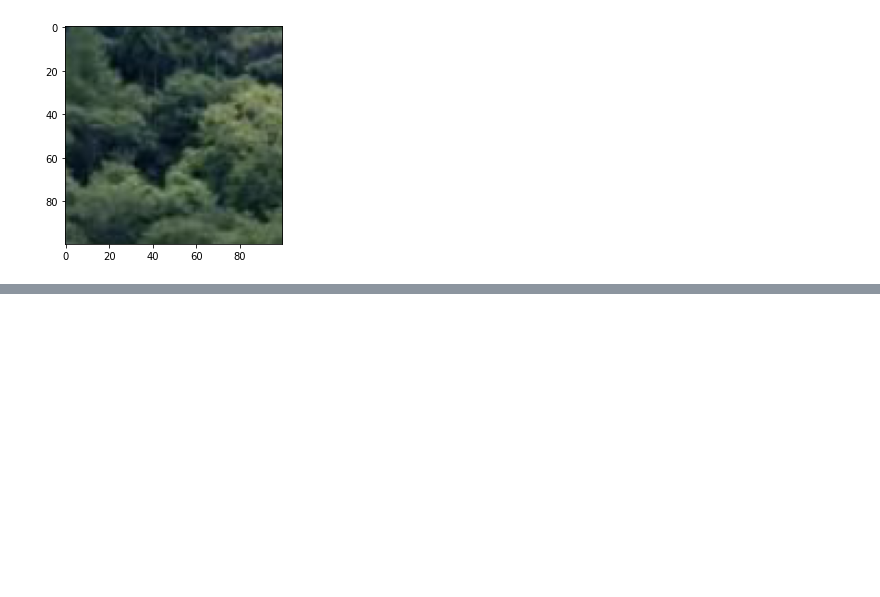
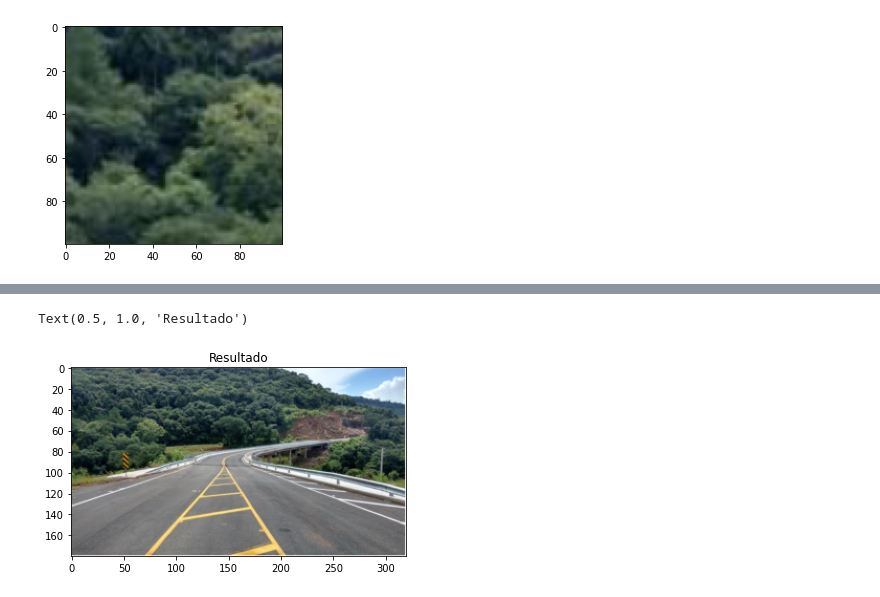
Before and after one commit to felypemaciel/atlantico-bootcamp, a Jupyter notebook: trailhead/visao_computacional/01_opencv.ipynb, the cells around one changed output, grey strips where cells are left out. Saved outputs shown, nothing was run; the diff lists cells and outputs as text; code cells hidden in the pictures; blank space fills up the shorter version.

```diff
--- a/trailhead/visao_computacional/01_opencv.ipynb
+++ b/trailhead/visao_computacional/01_opencv.ipynb
@@ -88,0 +111,6 @@ True
+# %%
+plt.imshow(cv2.cvtColor(img_redimensionada, cv2.COLOR_BGR2RGB))
+plt.title('Resultado')
+# %% [output]
+Text(0.5, 1.0, 'Resultado')
+[figure, added]
```
Also changed, not shown: parts of 9 cells of this notebook.
